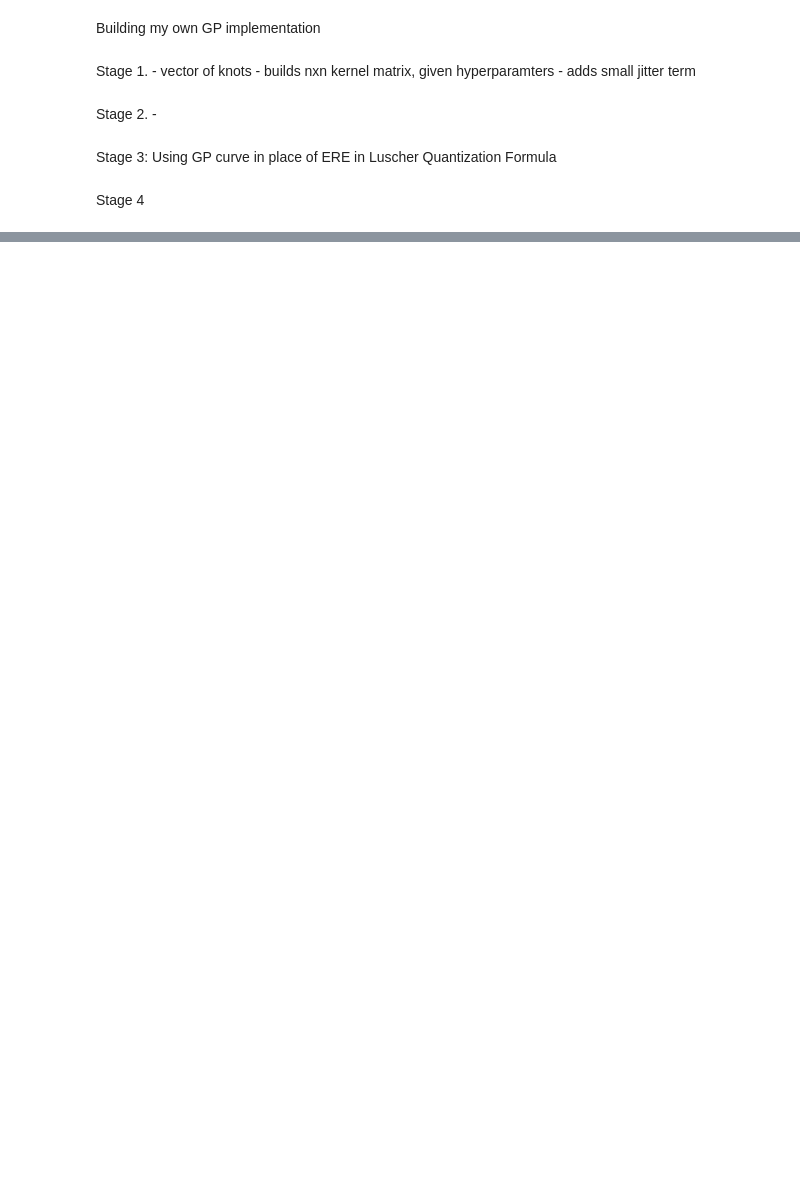
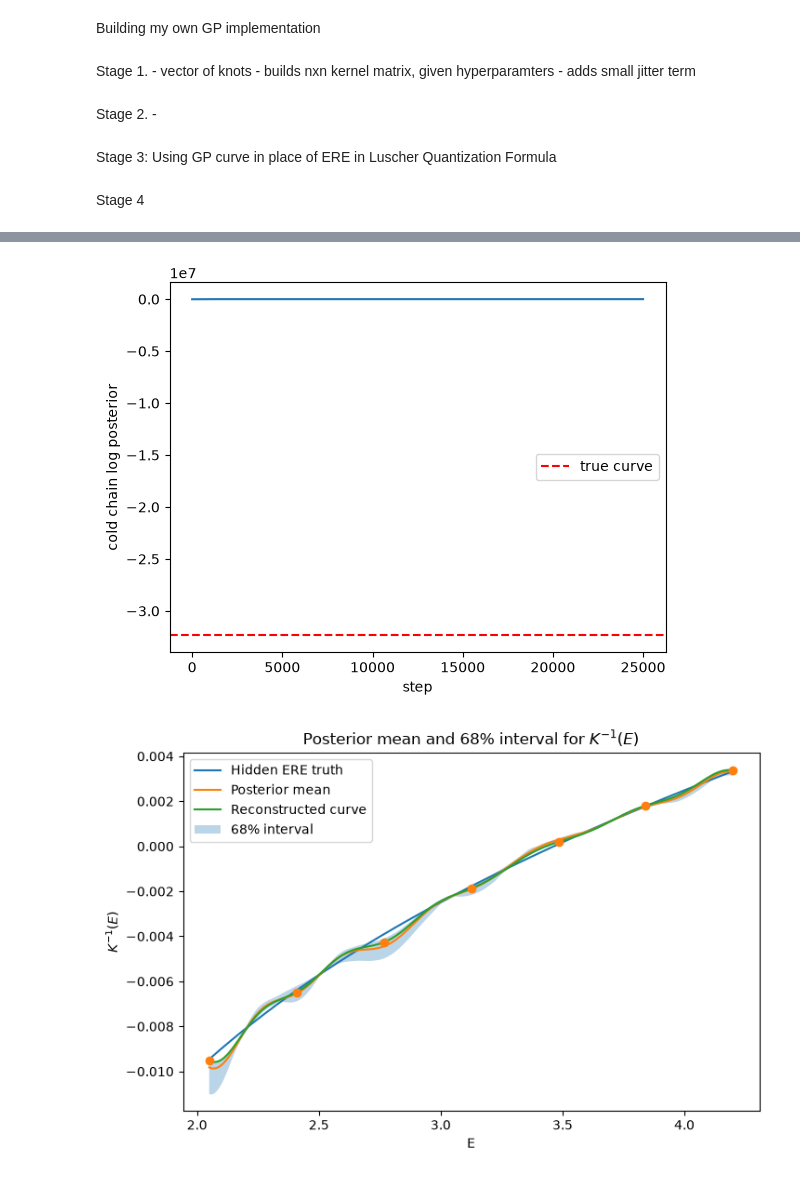
Before and after one commit to ShingLi15/Gaussian-Process-Regressions-for-Di-Nucleon-Data, a Jupyter notebook: Research Paper/Gaussian Process for Paper.ipynb, the cells around one changed output, grey strips where cells are left out. Saved outputs shown, nothing was run; the diff lists cells and outputs as text; code cells hidden in the pictures; blank space fills up the shorter version.

```diff
--- a/Research Paper/Gaussian Process for Paper.ipynb
+++ b/Research Paper/Gaussian Process for Paper.ipynb
@@ -710,0 +1130,5 @@ def log_likelihood(f_knots, sigma, length_scale, observed_cache):
+# %%
+plot_mcmc(observed_cache_0_cov, best_cold_state_cov, cold_log_post_history_cov, samples_cov)
+# %% [output]
+[figure, added]
+[figure, added]
```
Also changed, not shown: parts of 36 cells of this notebook, 8 other files.
